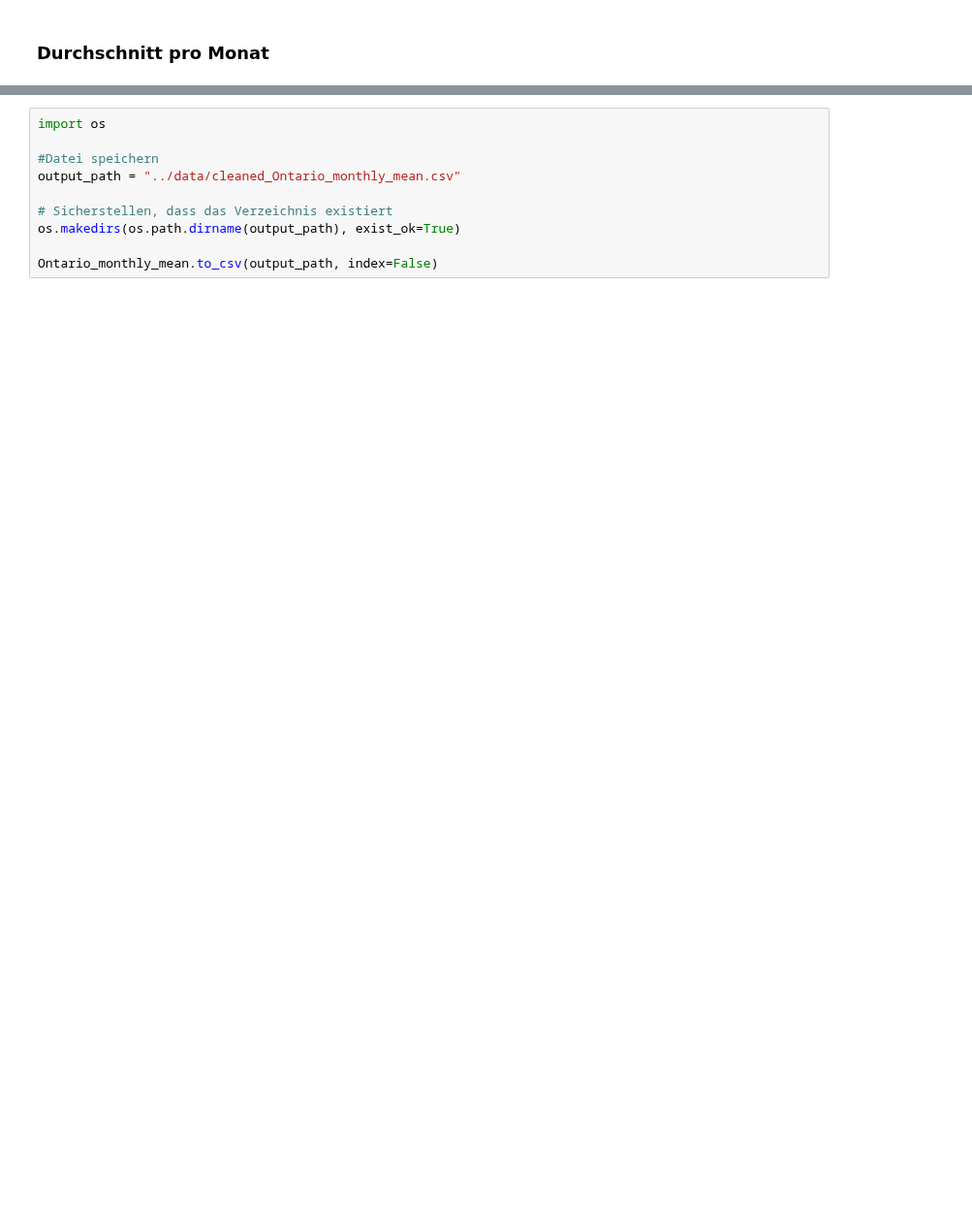
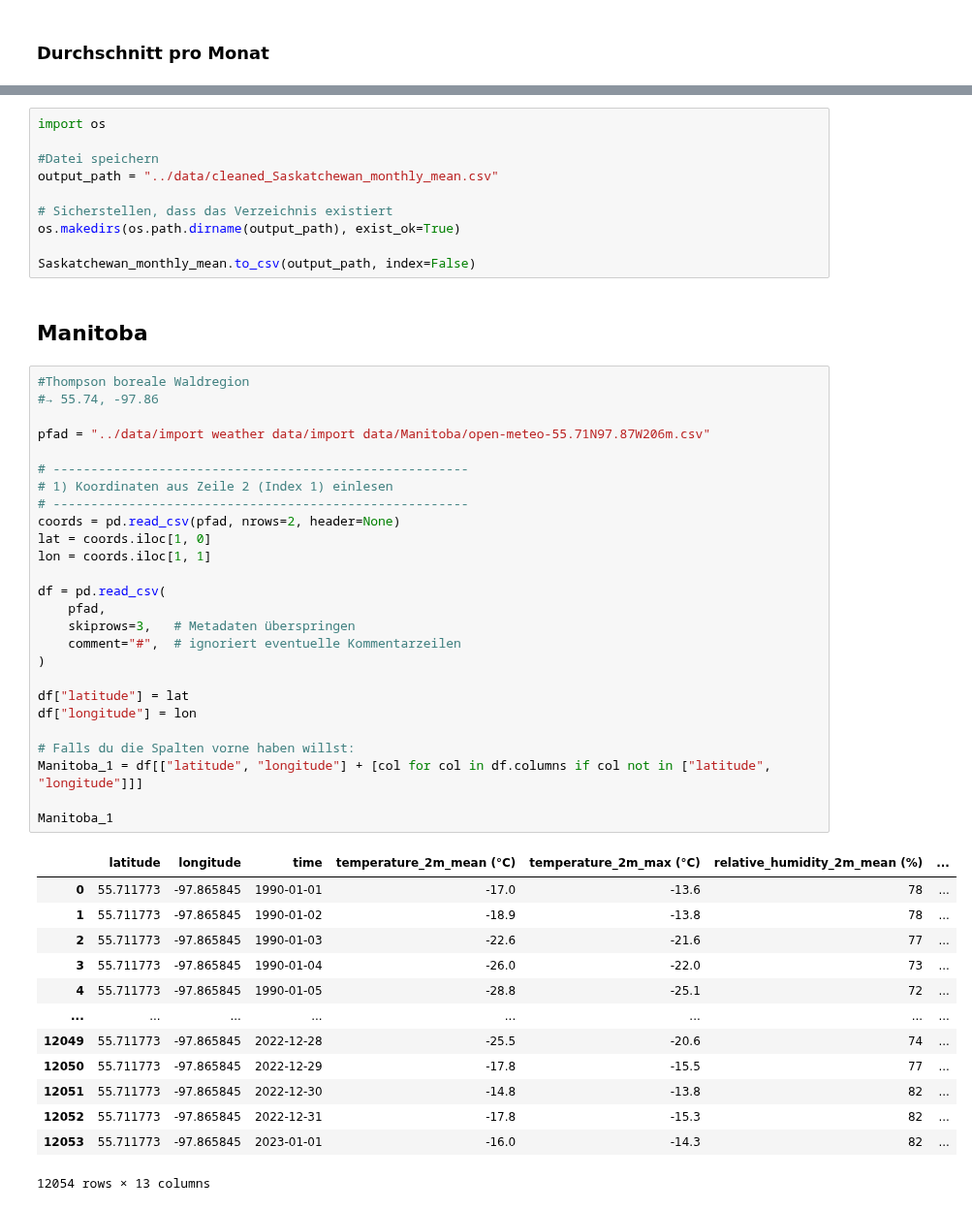
Before and after one commit to yajoka/firewatch, a Jupyter notebook: notebook/import_30_years_weather_data.ipynb, the cells around one changed output, grey strips where cells are left out. Shown at 97% size. Cells and saved outputs as stored; diff of their text form; blank space fills up the shorter version.

```diff
--- a/notebook/import_30_years_weather_data.ipynb
+++ b/notebook/import_30_years_weather_data.ipynb
@@ -1082,9 +1138,51 @@ Ontario_monthly_mean
 import os
 
 #Datei speichern
-output_path = "../data/cleaned_Ontario_monthly_mean.csv"
+output_path = "../data/cleaned_Saskatchewan_monthly_mean.csv"
 
 # Sicherstellen, dass das Verzeichnis existiert
 os.makedirs(os.path.dirname(output_path), exist_ok=True)
 
-Ontario_monthly_mean.to_csv(output_path, index=False)
+Saskatchewan_monthly_mean.to_csv(output_path, index=False)
+# %% [markdown]
+## Manitoba
+# %%
+#Thompson boreale Waldregion
+#→ 55.74, -97.86
+
+pfad = "../data/import weather data/import data/Manitoba/open-meteo-55.71N97.87W206m.csv"
+
+# -------------------------------------------------------
+# 1) Koordinaten aus Zeile 2 (Index 1) einlesen
+# -------------------------------------------------------
+coords = pd.read_csv(pfad, nrows=2, header=None)
+lat = coords.iloc[1, 0]
+lon = coords.iloc[1, 1]
+
+df = pd.read_csv(
+    pfad,
+    skiprows=3,   # Metadaten überspringen
+    comment="#",  # ignoriert eventuelle Kommentarzeilen
+)
+
+df["latitude"] = lat
+df["longitude"] = lon
+
+# Falls du die Spalten vorne haben willst:
+Manitoba_1 = df[["latitude", "longitude"] + [col for col in df.columns if col not in ["latitude", "longitude"]]]
+
+Manitoba_1
+# %% [output]
+|  | latitude | longitude | time | temperature_2m_mean (°C) | temperature_2m_max (°C) | relative_humidity_2m_mean (%) | ... |
+| 0 | 55.711773 | -97.865845 | 1990-01-01 | -17.0 | -13.6 | 78 | ... |
+| 1 | 55.711773 | -97.865845 | 1990-01-02 | -18.9 | -13.8 | 78 | ... |
+| 2 | 55.711773 | -97.865845 | 1990-01-03 | -22.6 | -21.6 | 77 | ... |
+| 3 | 55.711773 | -97.865845 | 1990-01-04 | -26.0 | -22.0 | 73 | ... |
+| 4 | 55.711773 | -97.865845 | 1990-01-05 | -28.8 | -25.1 | 72 | ... |
+| ... | ... | ... | ... | ... | ... | ... | ... |
+| 12049 | 55.711773 | -97.865845 | 2022-12-28 | -25.5 | -20.6 | 74 | ... |
+| 12050 | 55.711773 | -97.865845 | 2022-12-29 | -17.8 | -15.5 | 77 | ... |
+| 12051 | 55.711773 | -97.865845 | 2022-12-30 | -14.8 | -13.8 | 82 | ... |
+| 12052 | 55.711773 | -97.865845 | 2022-12-31 | -17.8 | -15.3 | 82 | ... |
+| 12053 | 55.711773 | -97.865845 | 2023-01-01 | -16.0 | -14.3 | 82 | ... |
+12054 rows × 13 columns
```
Also changed, not shown: parts of 21 cells of this notebook, 8 other files.
